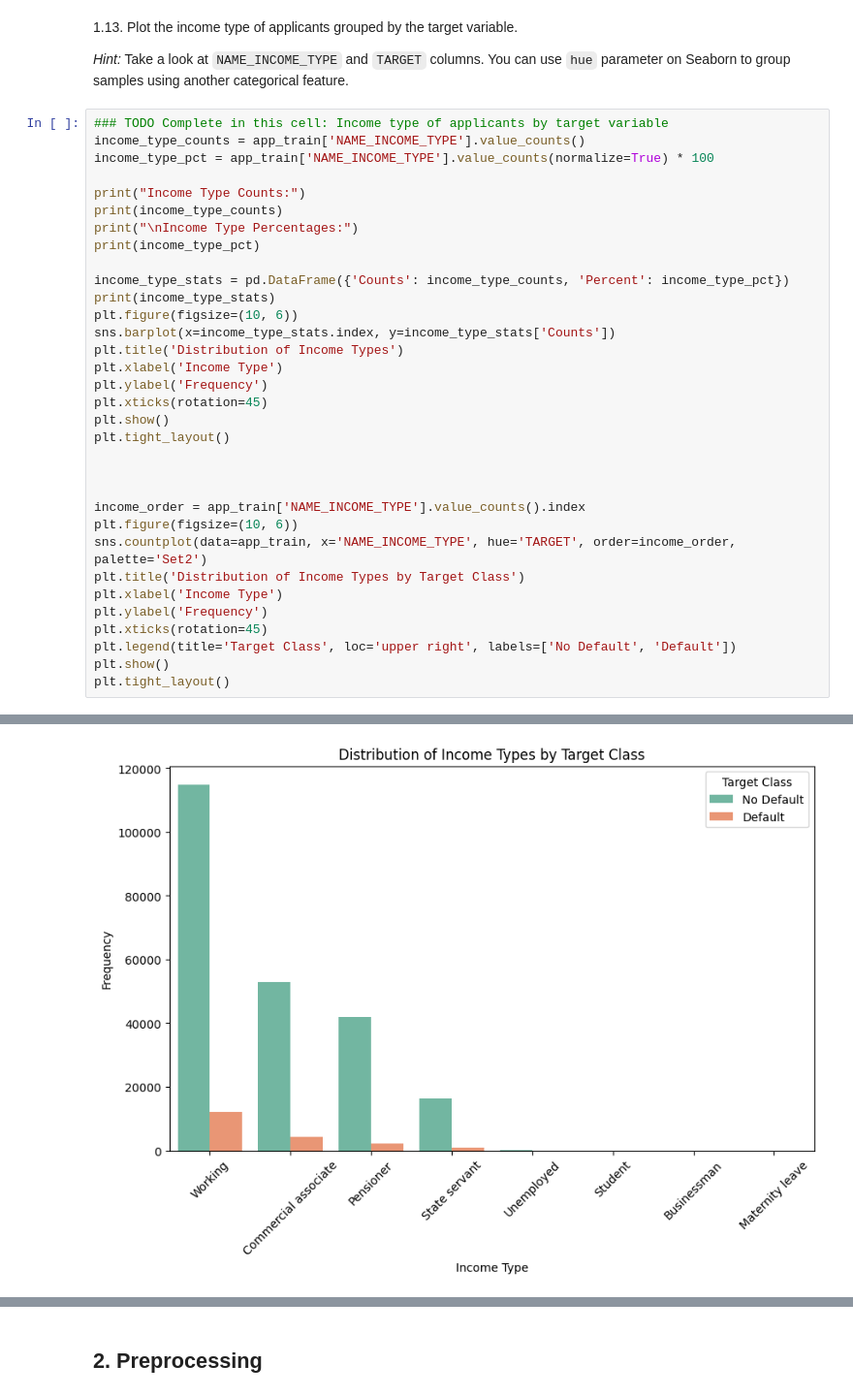
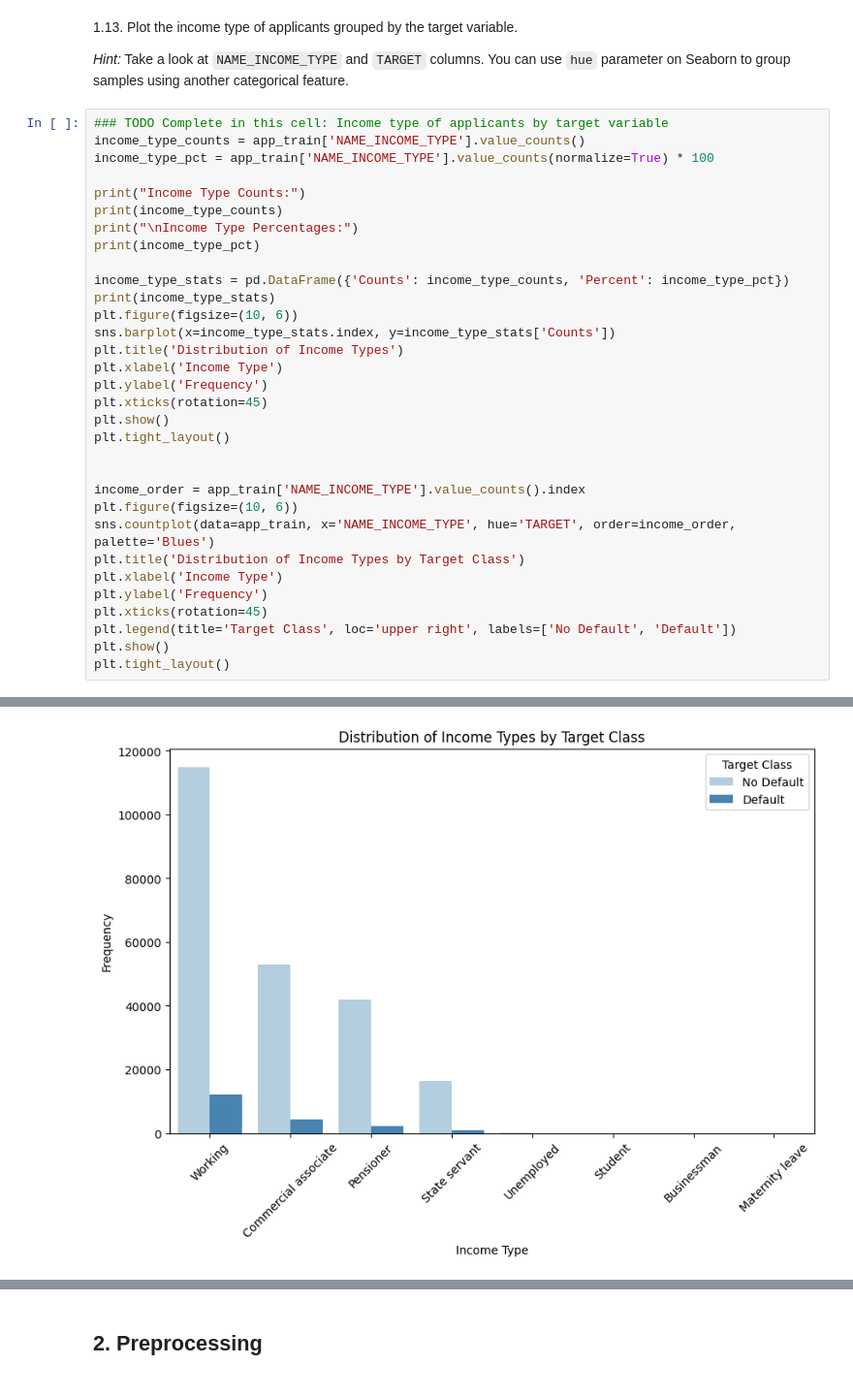
Before and after one commit to Chriswolve/assignment-sprint-02, a Jupyter notebook: AnyoneAI - Sprint Project 02.ipynb, the cells around one changed output, grey strips where cells are left out. Shown: that part at 97% size. Saved outputs shown, nothing was run; the diff lists cells and outputs as text.

```diff
--- a/AnyoneAI - Sprint Project 02.ipynb
+++ b/AnyoneAI - Sprint Project 02.ipynb
@@ -562,38 +526,37 @@ plt.show()
 plt.tight_layout()
 
 
-
 income_order = app_train['NAME_INCOME_TYPE'].value_counts().index
 plt.figure(figsize=(10, 6))
-sns.countplot(data=app_train, x='NAME_INCOME_TYPE', hue='TARGET', order=income_order, palette='Set2')
+sns.countplot(data=app_train, x='NAME_INCOME_TYPE', hue='TARGET', order=income_order, palette='Blues')
 plt.title('Distribution of Income Types by Target Class')
 plt.xlabel('Income Type')
 plt.ylabel('Frequency')
 plt.xticks(rotation=45)
 plt.legend(title='Target Class', loc='upper right', labels=['No Default', 'Default'])
 plt.show()
 plt.tight_layout()
 # %% [output]
 Income Type Counts:
 NAME_INCOME_TYPE
 Working                 127136
 Commercial associate     57190
 Pensioner                44241
 State servant            17399
 Unemployed                  19
 Student                     11
 Businessman                  8
 Maternity leave              4
 Name: count, dtype: int64
 
 ... (17 lines left out)
 Unemployed                19   0.007723
 Student                   11   0.004471
 Businessman                8   0.003252
 Maternity leave            4   0.001626
 [figure]
 <Figure size 640x480 with 0 Axes>
-[figure, old version]
+[figure, new version]
 <Figure size 640x480 with 0 Axes>
 # %% [markdown]
 ## 2. Preprocessing
```
Also changed, not shown: parts of 28 cells of this notebook, 8 other files.
